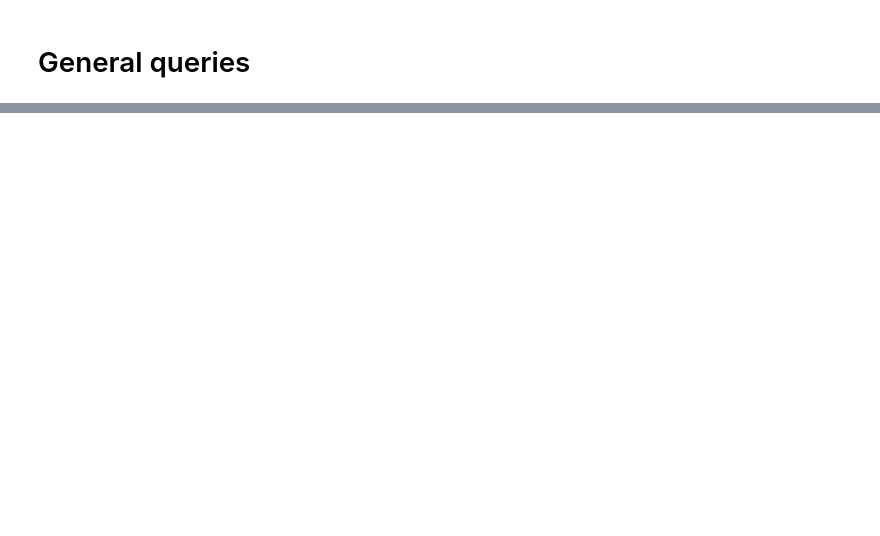
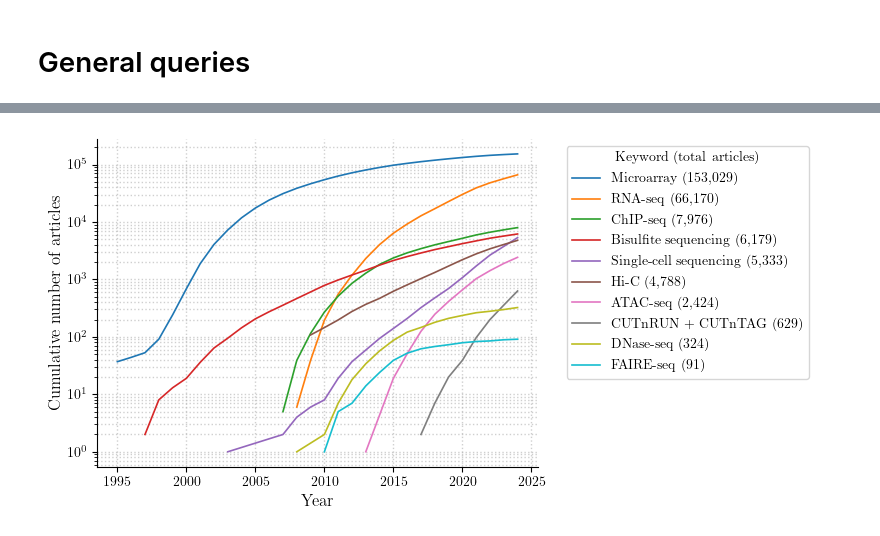
Before and after one commit to fderop/phd_thesis, a Jupyter notebook: ipynb/pub.ipynb, the cells around one changed output, grey strips where cells are left out. Cells and saved outputs as stored; diff of their text form; code cells hidden in the pictures; blank space fills up the shorter version.

```diff
--- a/ipynb/pub.ipynb
+++ b/ipynb/pub.ipynb
@@ -91,0 +149,83 @@ df
+# %%
+import os
+import pandas as pd
+import numpy as np
+
+import matplotlib.pyplot as plt
+import seaborn as sns
+import matplotlib
+
+# Use LaTeX font settings to match pgfplots
+matplotlib.rcParams.update(
+    {
+        "text.usetex": True,  # Enable LaTeX rendering
+        "font.family": "serif",
+        "font.serif": ["Computer Modern Roman"],  # Same as pgfplots default
+        "axes.labelsize": 12,
+        "axes.titlesize": 12,
+        "legend.fontsize": 10,
+        "xtick.labelsize": 10,
+        "ytick.labelsize": 10,
+        "grid.alpha": 0.6,  # Lighter grid lines
+        "axes.grid": True,  # Enable grid like pgfplots
+        "lines.linewidth": 1.2,  # Match pgfplots default thickness
+        "lines.markeredgewidth": 0.5,  # Thinner edges on markers
+    }
+)
+
+
+input_dir = "./pubmed"
+merged_output_file = os.path.join(input_dir, "pubmed_merged.csv")
+df = pd.read_csv(merged_output_file).set_index("Year")
+
+df.index = df.index.astype(int)
+df = df.reset_index()
+
+# Ensure "Year" is in ascending order before applying cumulative sum
+df = df.sort_values("Year")
+
+# Apply cumulative sum except for "Year"
+df.iloc[:, 1:] = df.iloc[:, 1:].cumsum()
+
+df_long = df.melt(id_vars="Year", var_name="Search Query", value_name="Count")
+
+df_long = df_long[(df_long["Year"] >= 1995) & (df_long["Year"] < 2025)]
+df_long.loc[(df_long["Search Query"] == "Hi-C") & (df_long["Year"] < 2009), "Count"] = (
+    np.nan
+)
+
+# Compute total cumulative counts
+total_counts = (
+    df_long.groupby("Search Query")["Count"].max().sort_values(ascending=False)
+)
+
+df_long["Search Query"] = df_long["Search Query"].map(
+    lambda x: f"{x} ({int(total_counts[x]):,})"
+)
+
+order = total_counts.index.tolist()
+
+plt.figure(figsize=(8, 4))
+sns.lineplot(
+    data=df_long,
+    x="Year",
+    y="Count",
+    hue="Search Query",
+    hue_order=[f"{q} ({int(total_counts[q]):,})" for q in order],
+)
+
+plt.yscale("log")
+
+plt.xlabel("Year")
+plt.ylabel("Cumulative number of articles")
+plt.legend(title="Keyword (total articles)", bbox_to_anchor=(1.05, 1), loc="upper left")
+plt.grid(True, which="both", linestyle="dotted", linewidth=1)
+plt.gca().spines["top"].set_visible(False)
+plt.gca().spines["right"].set_visible(False)
+
+plt.tight_layout()
+plt.savefig("plot_pubmed.svg", format="svg")
+plt.savefig("plot_pubmed.png")
+plt.savefig("plot_pubmed.pgf")
+plt.show()
+# %% [output]
@@ -92,3 +234,4 @@ df
+[figure, added]
 # %%
 import os
 import pandas as pd
```
Also changed, not shown: parts of 37 cells of this notebook, 31 other files.
